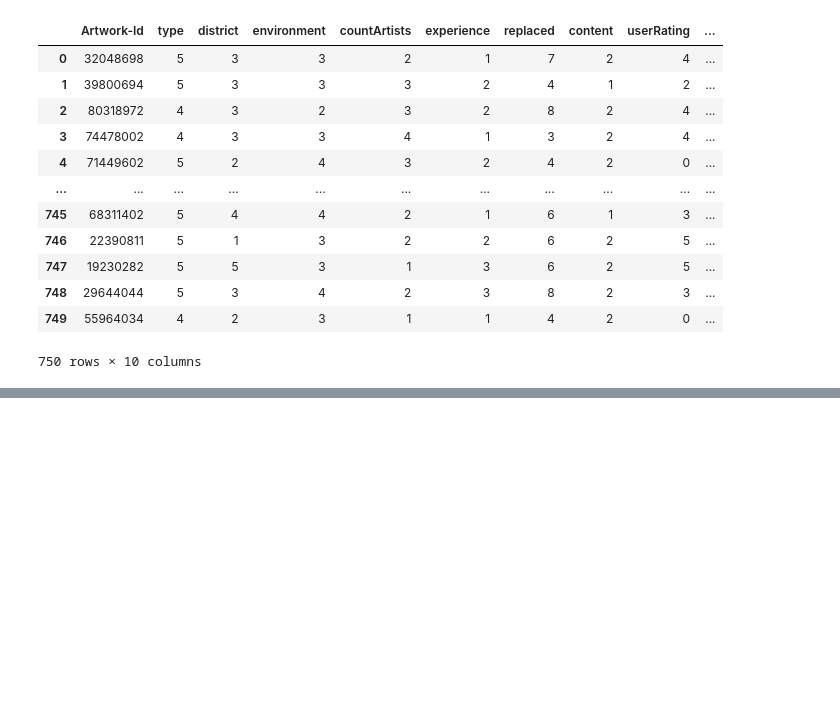
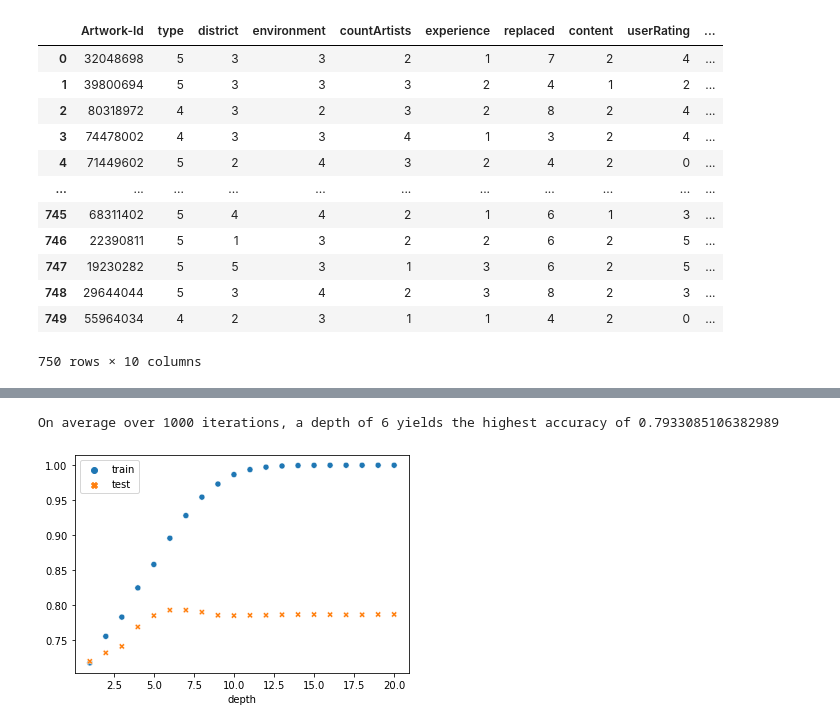
Before and after one commit to TechLabs-Berlin/st22-beautify-berlin, a Jupyter notebook: approval_classifier.ipynb, the cells around one changed output, grey strips where cells are left out. Cells and saved outputs as stored; diff of their text form; code cells hidden in the pictures; blank space fills up the shorter version.

Commit message:
Final changes and implementation of the ml-algorithm. Finished the tree classifier and tested it. Added the shared utilities file of the coursera course to use one of their functions.

```diff
--- a/approval_classifier.ipynb
+++ b/approval_classifier.ipynb
@@ -48,0 +92,20 @@ tree = DecisionTreeClassifier().fit(X_train, y_train)
+# %%
+# CALCULATE MEANS OF RESULTS
+# there were 1000 train-test-splits now and accuracy of tree classifiers were calculated for 20 different depths now
+# to minimize influence of coincidence, the mean is calculated
+
+# get number of columns of data frame
+ncols = tree_depth_data_complete.shape[1]
+
+# calculate means of accuracy on train data
+averages_train = tree_depth_data_complete.iloc[:, range(0, (ncols - 1), 2)].mean(axis=1)
+
+# calculate means of accuracy on test data
+averages_test = tree_depth_data_complete.iloc[:, range(1, ncols, 2)].mean(axis=1)
+
+# make a column for starting from 1 (as opposed to 0 based indexing in python)
+depth_index = range(1, (tree_depth_data_complete.shape[0] + 1))
+
+# combine to a df, set depth as index, then have a look at it
+means = pd.DataFrame({"depth": depth_index , "train": averages_train, "test": averages_test}).set_index("depth")
+means
@@ -48,0 +131,7 @@ tree = DecisionTreeClassifier().fit(X_train, y_train)
+# %%
+# PLOT THE RESULTS OF THE TEST AND PRINT BEST AVERAGE DEPTH/ACCURACY
+sns.scatterplot(data=means)
+print("On average over 1000 iterations, a depth of", means.index[means["test"] == max(means["test"])].tolist()[0], "yields the highest accuracy of", max(means["test"]))
+# %% [output]
+On average over 1000 iterations, a depth of 6 yields the highest accuracy of 0.7933085106382989
+[figure, added]
```
Also changed, not shown: parts of 15 cells of this notebook, 1 other file.
